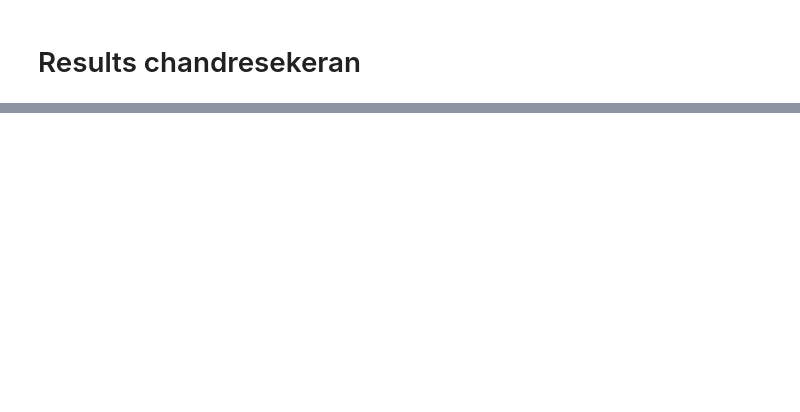
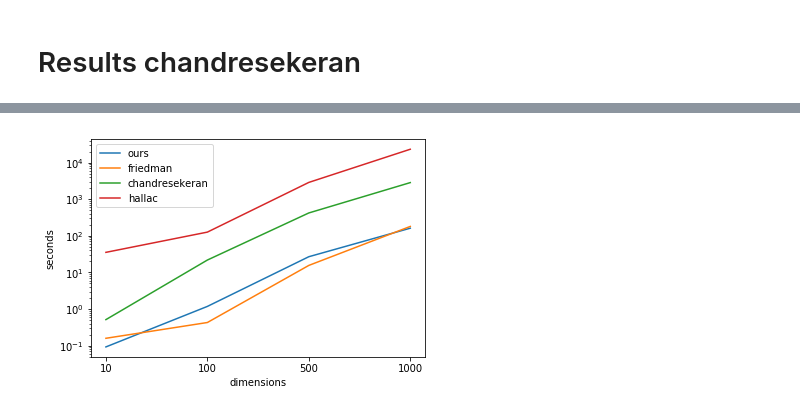
Before and after one commit to fdtomasi/regain, a Jupyter notebook: notebooks/performance analysis.ipynb, the cells around one changed output, grey strips where cells are left out. Cells and saved outputs as stored; diff of their text form; code cells hidden in the pictures; blank space fills up the shorter version.

```diff
--- a/notebooks/performance analysis.ipynb
+++ b/notebooks/performance analysis.ipynb
@@ -208,0 +191,3 @@ data_grid = np.array(data_list).transpose(1,2,0)  # to use it later for grid sea
+# %%
+n_dims = np.sqrt(np.logspace(2,5,10)).astype(int)
+n_times = [20,50,100]
@@ -209,21 +243,21 @@ data_grid = np.array(data_list).transpose(1,2,0)  # to use it later for grid sea
+# %%
+# prepare dataframe for results
+cols = pd.MultiIndex.from_product([["F1score", "MSE_precision", "MSE_observed",
+                             "MSE_latent","mean_rank_error"], n_dims], names=('score','dims'))
+rows = pd.MultiIndex.from_product([['ours', 'friedman', 'chandresekeran', 'hallac'], n_times],
+                                  names=('method','time'))
+
+dff = pd.DataFrame(columns=cols, index=rows)
 # %%
-reload(datasets)
-data = []
 taus, betas, alphas = [], [], []
-for n_dim_obs in [10,100,1000]:
-    print("Start with dimensions: %d" % n_dim_obs)
-    n_samples = 100
-    n_dim_lat = 7
-    T=10
-
-    res = datasets.generate_dataset(
-         mode='fixed', n_samples=n_samples, n_dim_lat=n_dim_lat, n_dim_obs=n_dim_obs,  T=T, epsilon=1e-2)
+for k, res in data_dict.items():
+    print("Start with: dim=%d, T=%d" % k)
     data_list = res.data
     K = res.thetas
     K_obs = res.thetas_observed
     ells = res.ells
     data_grid = np.array(data_list).transpose(1,2,0)  # to use it later for grid search
-    data.append(data_grid)
+
     print("Cross Validating parameters ...")
     ours, alpha, tau, beta, eta = ltgl_results(data_grid, ours, K, K_obs, ells)
     taus.append(tau)
@@ -320,0 +306,9 @@ print(friedman)
+# %%
+for ff in ['ours', 'friedman', 'chandresekeran', 'hallac']:
+    arr = locals()[ff]
+    dff.loc[(ff, 10)] = pd.Series(({(col,dim): arr[arr['n_dim_obs'] == dim].iloc[0][col] for (dim,col) in product(
+        arr['n_dim_obs'].unique(),
+        ["F1score", "MSE_precision", "MSE_observed","MSE_latent","mean_rank_error"])}))
+#     dff = dff.append(pd.Series(({(col,dim): arr[arr['n_dim_obs'] == dim].iloc[0][col] for (dim,col) in product(
+#         arr['n_dim_obs'].unique(),
+#         ["F1score", "MSE_precision", "MSE_observed","MSE_latent","mean_rank_error"])}), name=(ff, 10)))
@@ -320,0 +317,12 @@ print(friedman)
+# %%
+for ff in ['ours', 'friedman', 'chandresekeran', 'hallac']:
+    arr = locals()[ff]
+    plt.plot(arr.time, label=ff)
+plt.yscale('log')
+plt.xlabel("dimensions")
+plt.ylabel("seconds")
+plt.xticks(range(4), ours.n_dim_obs)
+plt.legend()
+plt.savefig("/home/fede/Dropbox/Latent variables networks/paper formatted/speedup.pdf")
+# %% [output]
+[figure, added]
```
Also changed, not shown: parts of 24 cells of this notebook, 3 other files.
